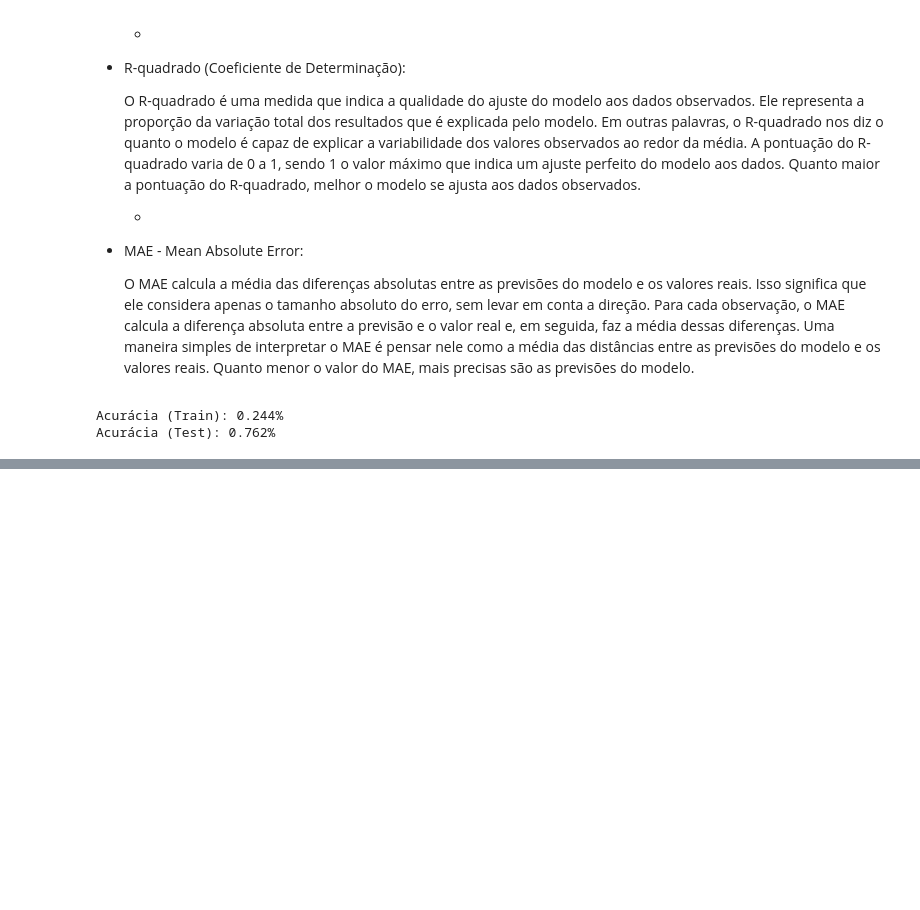
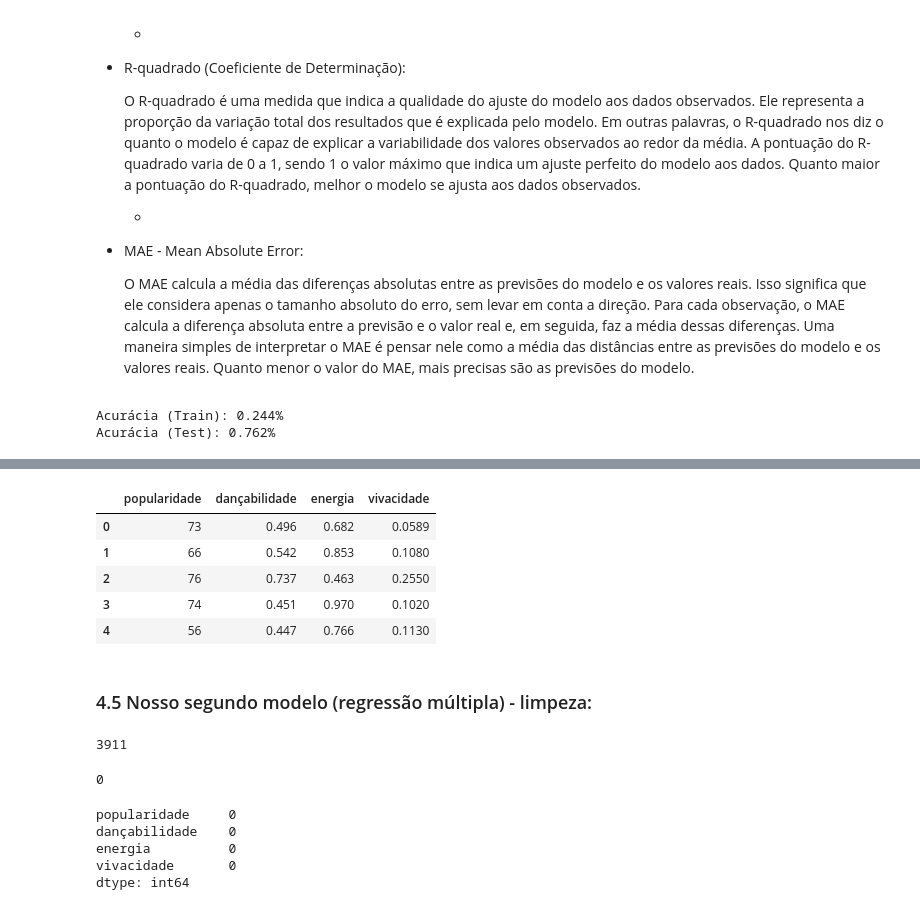
Before and after one commit to pauloh-alc/song-popularity-prediction-regression-problem, a Jupyter notebook: Previsão de popularidade da música - problema de regressão.ipynb, the cells around one changed output, grey strips where cells are left out. Cells and saved outputs as stored; diff of their text form; code cells hidden in the pictures; blank space fills up the shorter version.

Commit message:
Adiciona modelo de regressão multiplo

```diff
--- a/Previsão de popularidade da música - problema de regressão.ipynb
+++ b/Previsão de popularidade da música - problema de regressão.ipynb
@@ -455,0 +495,21 @@ Acurácia (Test): 0.762%
+# %%
+# Definindo o label (rótulo) e o feature (recurso)
+label = 'popularidade'
+features = ['dançabilidade', 'energia', 'vivacidade']
+# %%
+df_popularity_dance_energy_liveness = df_name_popularity_dance_energy_liveness[[label] + features].copy()
+# %%
+df_popularity_dance_energy_liveness.head()
+# %% [output]
+|  | popularidade | dançabilidade | energia | vivacidade |
+| 0 | 73 | 0.496 | 0.682 | 0.0589 |
+| 1 | 66 | 0.542 | 0.853 | 0.1080 |
+| 2 | 76 | 0.737 | 0.463 | 0.2550 |
+| 3 | 74 | 0.451 | 0.970 | 0.1020 |
+| 4 | 56 | 0.447 | 0.766 | 0.1130 |
+# %% [markdown]
+### 4.5 Nosso segundo modelo (regressão múltipla) - limpeza:
+# %%
+df_popularity_dance_energy_liveness.duplicated().sum()
+# %% [output]
+3911
@@ -455,0 +518,12 @@ Acurácia (Test): 0.762%
+# %%
+df_popularity_dance_energy_liveness.duplicated().sum()
+# %% [output]
+0
+# %%
+df_popularity_dance_energy_liveness.isnull().sum()
+# %% [output]
+popularidade     0
+dançabilidade    0
+energia          0
+vivacidade       0
+dtype: int64
```
Also changed, not shown: parts of 21 cells of this notebook.
